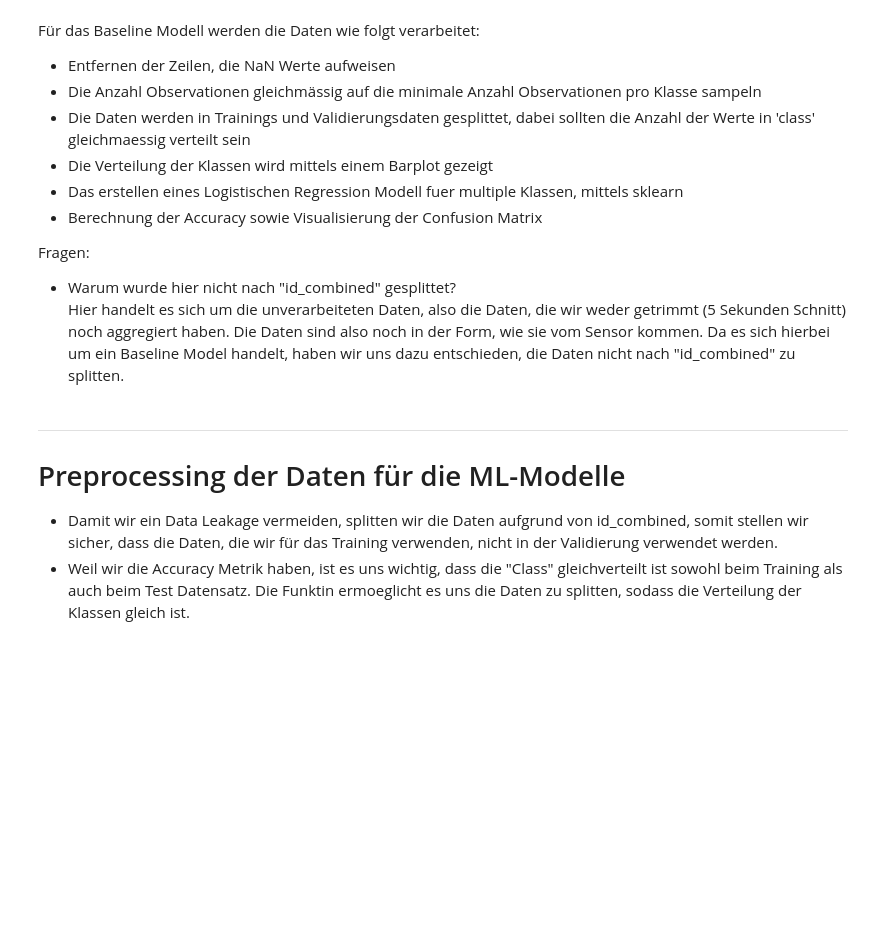
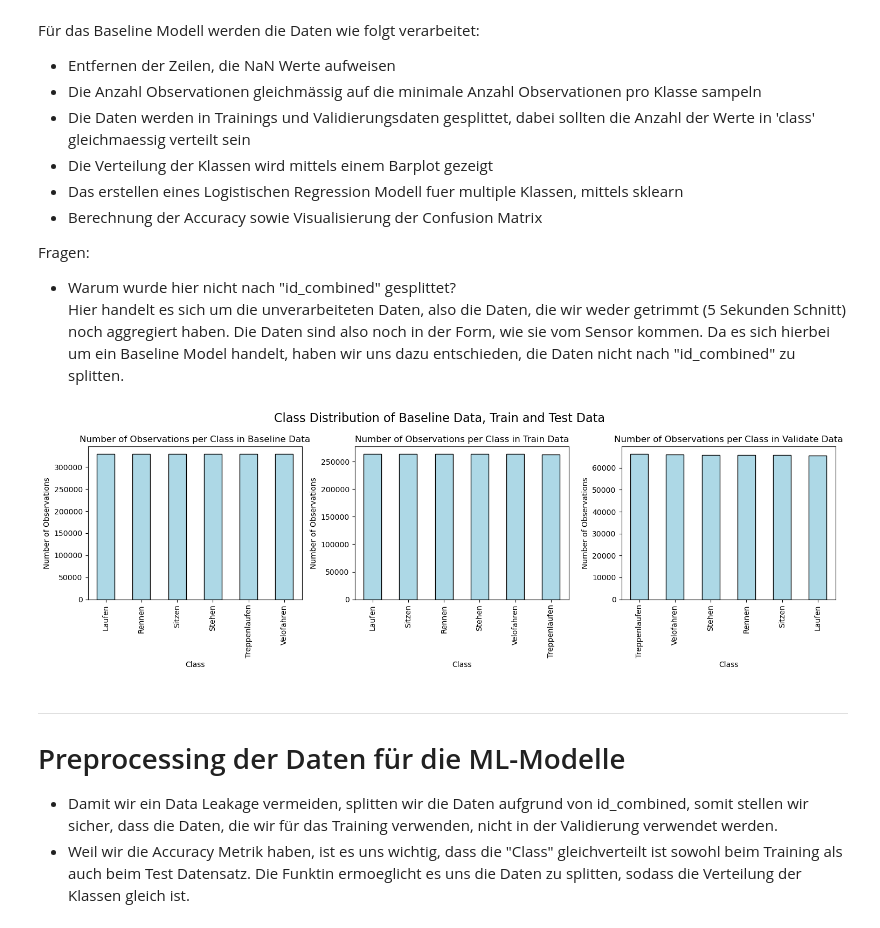
Before and after one commit to CDL1-Sensor/Sensor-Klassifikation-ohne-Deep-Learning, a Jupyter notebook: ML-Modelle.ipynb, the cells around one changed output. Drawn from its saved outputs; the diff is of its cells as text; code cells hidden in the pictures; blank space fills up the shorter version.

```diff
--- a/ML-Modelle.ipynb
+++ b/ML-Modelle.ipynb
@@ -77,7 +102,7 @@ Hier handelt es sich um die unverarbeiteten Daten, also die Daten, die wir weder
 raw_unprocessed_data = raw_unprocessed_data.dropna(axis = 0)
 
 # drop uneccessary columns for the baseline modell
-baseline_data = raw_unprocessed_data.drop(['time', 'id', 'user', 'id_combined', 'system'], axis = 1)
+baseline_data = raw_unprocessed_data.drop(['time', 'id', 'user', 'id_combined'], axis = 1)
 
 # get the number of observation for each class and select the minimum
 min_class = baseline_data['class'].value_counts().min()
@@ -86,33 +111,35 @@ min_class = baseline_data['class'].value_counts().min()
 baseline_data = baseline_data.groupby('class').sample(n = min_class, random_state=42)
 
 # split the data into baselin_train_X, baseline_train_y, baseline_test_X, baseline_test_y
 baseline_train_X, baseline_val_X, baseline_train_y, baseline_val_y = train_test_split(baseline_data.drop('class', axis = 1), baseline_data['class'], test_size = 0.2, random_state = 42)
 
 # plot the class distribution of the baselin_data, baseline_train_y and baseline_test_y in 3 subplots
 fig, (ax1, ax2, ax3) = plt.subplots(1, 3, figsize = (15, 5))
 
 # plot the class distribution of the baseline_data
 baseline_data['class'].value_counts().plot(kind = "bar", ax = ax1, color = "lightblue", edgecolor = "black", linewidth = 1)
 ax1.set_xlabel("Class")
 ax1.set_ylabel("Number of Observations")
 ax1.set_title("Number of Observations per Class in Baseline Data")
 
 # plot the class distribution of the baseline_train_y
 baseline_train_y.value_counts().plot(kind = "bar", ax = ax2, color = "lightblue", edgecolor = "black", linewidth = 1)
 ax2.set_xlabel("Class")
 ax2.set_ylabel("Number of Observations")
 ax2.set_title("Number of Observations per Class in Train Data")
 
 # plot the class distribution of the baseline_test_y
 baseline_val_y.value_counts().plot(kind = "bar", ax = ax3, color = "lightblue", edgecolor = "black", linewidth = 1)
 ax3.set_xlabel("Class")
 ax3.set_ylabel("Number of Observations")
 ax3.set_title("Number of Observations per Class in Validate Data")
 
 # set the title of the figure and optimize the layout of the subplots
 fig.suptitle("Class Distribution of Baseline Data, Train and Test Data", fontsize = 16)
 plt.tight_layout()
 plt.show()
+# %% [output]
+[figure, added]
 # %% [markdown]
 ---
 
```
Also changed, not shown: parts of 22 cells of this notebook.
